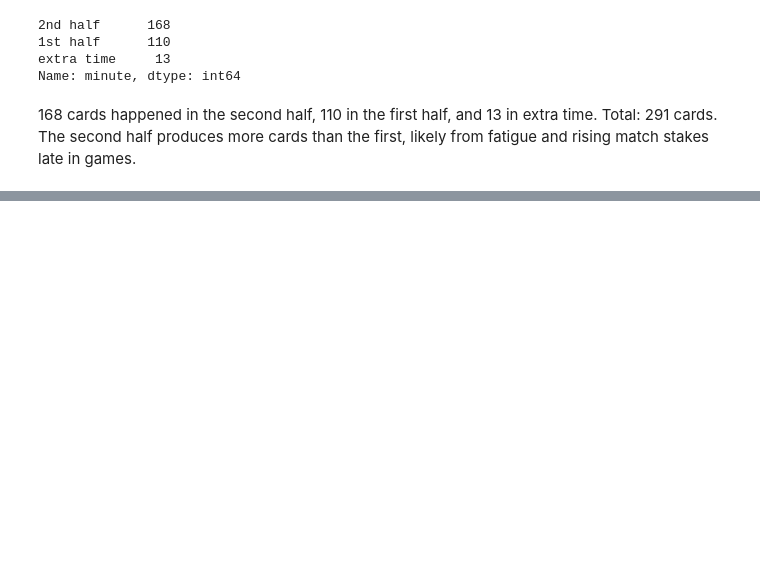
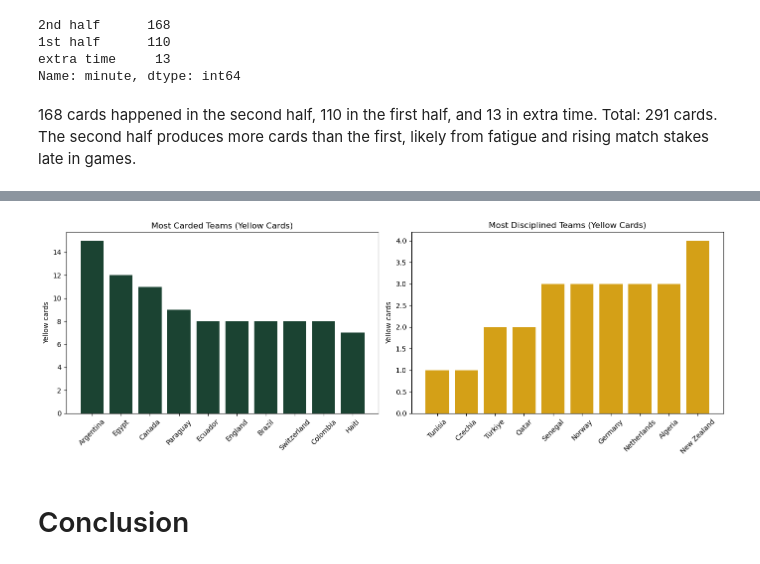
Before and after one commit to surez9/datascience_assessment2, a Jupyter notebook: S399630_Card Analysis.ipynb, the cells around one changed output, grey strips where cells are left out. Cells and saved outputs as stored; diff of their text form; code cells hidden in the pictures; blank space fills up the shorter version.

```diff
--- a/S399630_Card Analysis.ipynb
+++ b/S399630_Card Analysis.ipynb
@@ -256,0 +300,28 @@ like referee tendency or match intensity, likely play a bigger role.
+# %%
+import matplotlib.pyplot as plt
+
+most_carded_teams = ["Argentina", "Egypt", "Canada", "Paraguay", "Ecuador", "England", "Brazil", "Switzerland", "Colombia", "Haiti"]
+most_carded_values = [15, 12, 11, 9, 8, 8, 8, 8, 8, 7]
+
+most_disciplined_teams = ["Tunisia", "Czechia", "Türkiye", "Qatar", "Senegal", "Norway", "Germany", "Netherlands", "Algeria", "New Zealand"]
+most_disciplined_values = [1, 1, 2, 2, 3, 3, 3, 3, 3, 4]
+
+fig, axes = plt.subplots(1, 2, figsize=(14, 5))
+
+axes[0].bar(most_carded_teams, most_carded_values, color="#1B4332")
+axes[0].set_title("Most Carded Teams (Yellow Cards)")
+axes[0].set_ylabel("Yellow cards")
+axes[0].tick_params(axis="x", rotation=45)
+
+axes[1].bar(most_disciplined_teams, most_disciplined_values, color="#D4A017")
+axes[1].set_title("Most Disciplined Teams (Yellow Cards)")
+axes[1].set_ylabel("Yellow cards")
+axes[1].tick_params(axis="x", rotation=45)
+
+plt.tight_layout()
+plt.savefig("team_cards_chart.png", dpi=150)
+plt.show()
+# %% [output]
+[figure, added]
+# %% [markdown]
+# Conclusion
```
Also changed, not shown: parts of 17 cells of this notebook.
